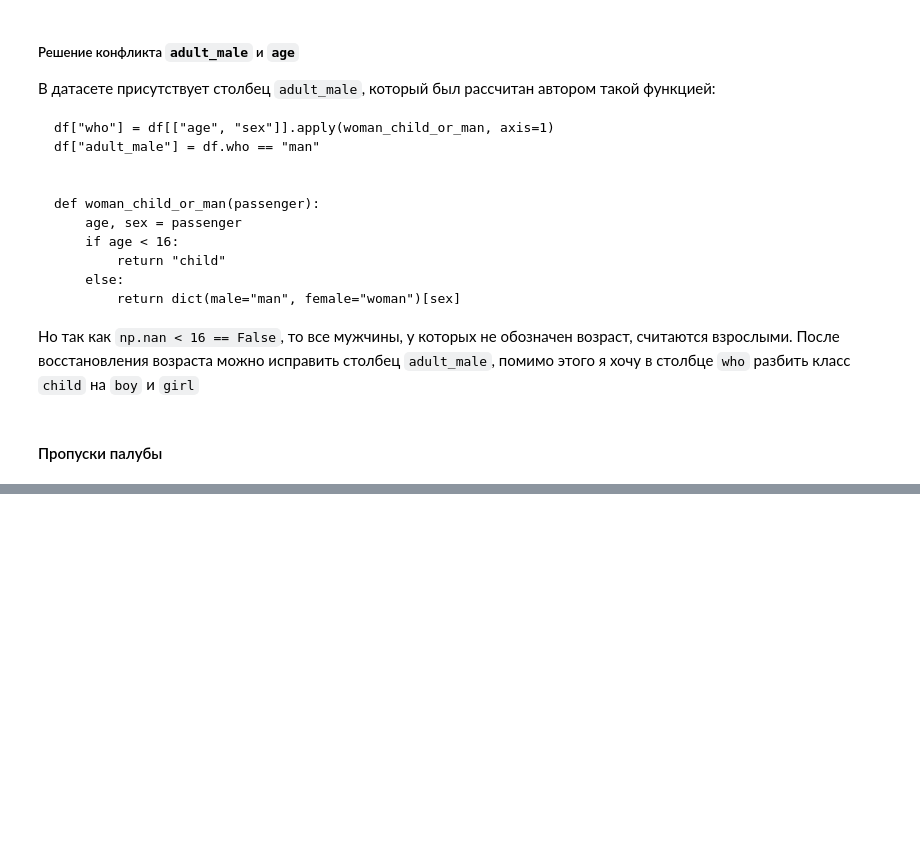
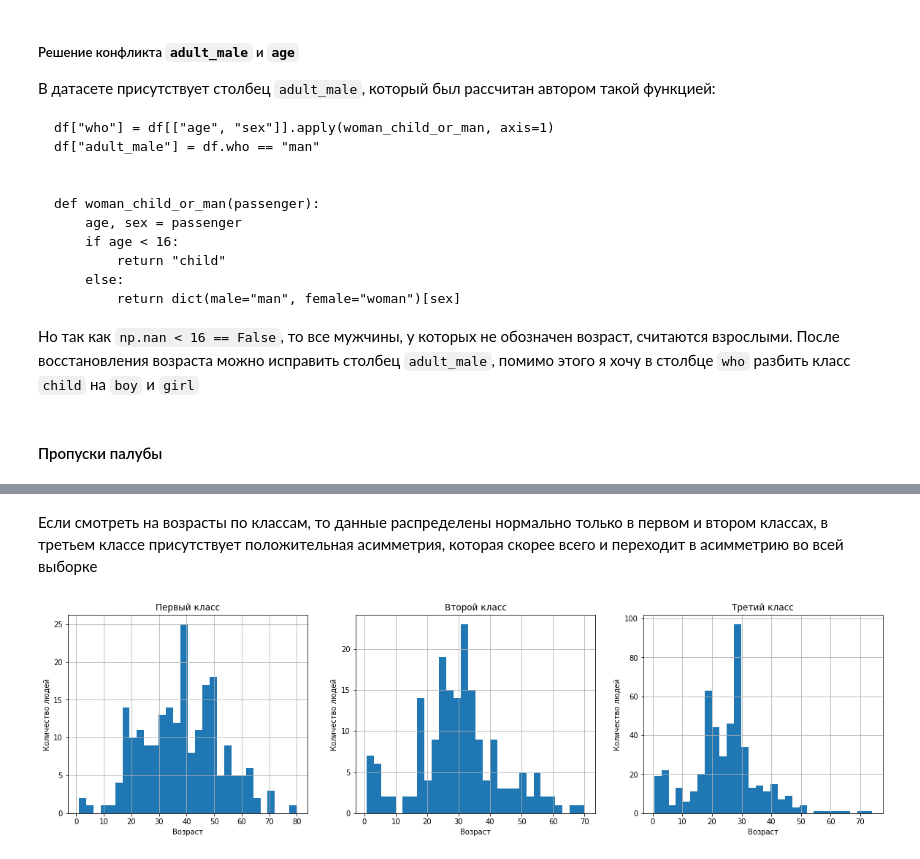
Before and after one commit to gaskeo/yandex-lyceum-selection-round, a Jupyter notebook: main.ipynb, the cells around one changed output, grey strips where cells are left out. Saved outputs shown, nothing was run; the diff lists cells and outputs as text; code cells hidden in the pictures; blank space fills up the shorter version.

```diff
--- a/main.ipynb
+++ b/main.ipynb
@@ -485,0 +593,18 @@ df = fill_na_deck(df)
+# %% [markdown]
+Если смотреть на возрасты по классам, то данные распределены нормально только в первом и втором классах, в третьем классе присутствует положительная асимметрия, которая скорее всего и переходит в асимметрию во всей выборке
+# %%
+fig, (ax1, ax2, ax3) = plt.subplots(1, 3)
+
+fig.set_size_inches(20, 5)
+
+
+classes = ('Первый класс', 'Второй класс', 'Третий класс')
+for index, ax in enumerate((ax1, ax2, ax3)):
+    ax.set_title(classes[index])
+    df[df[pclass] == index + 1][age].hist(bins=30, ax=ax)
+    ax.set_xlabel('Возраст')
+    ax.set_ylabel('Количество людей')
+
+plt.show()
+# %% [output]
+[figure, added]
```
Also changed, not shown: parts of 24 cells of this notebook.
